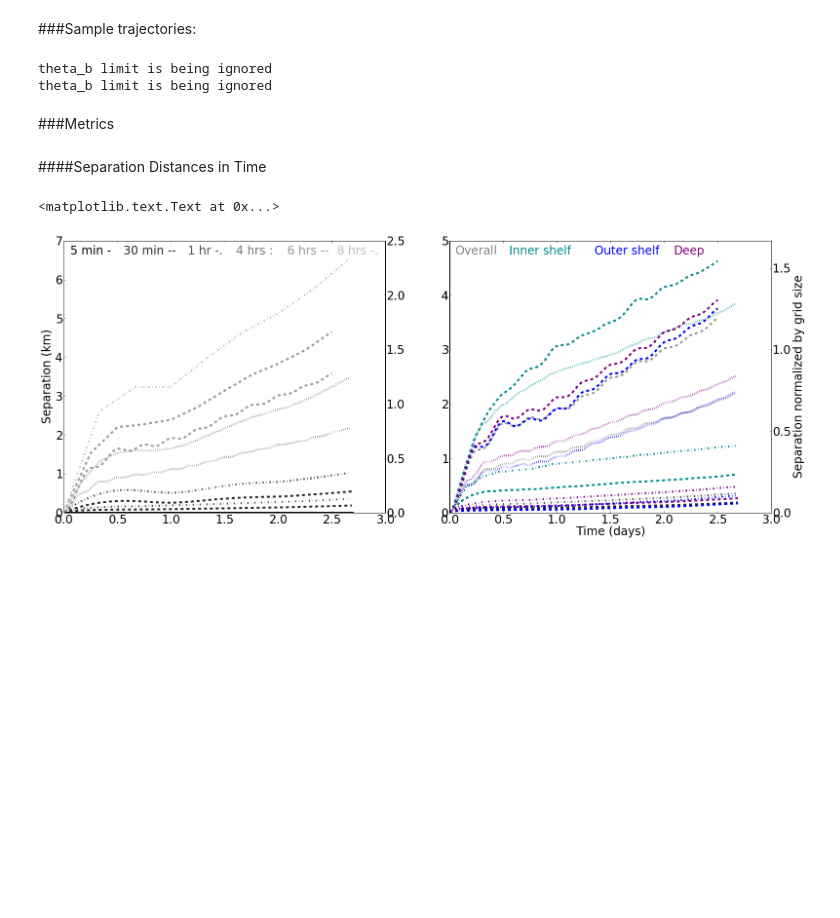
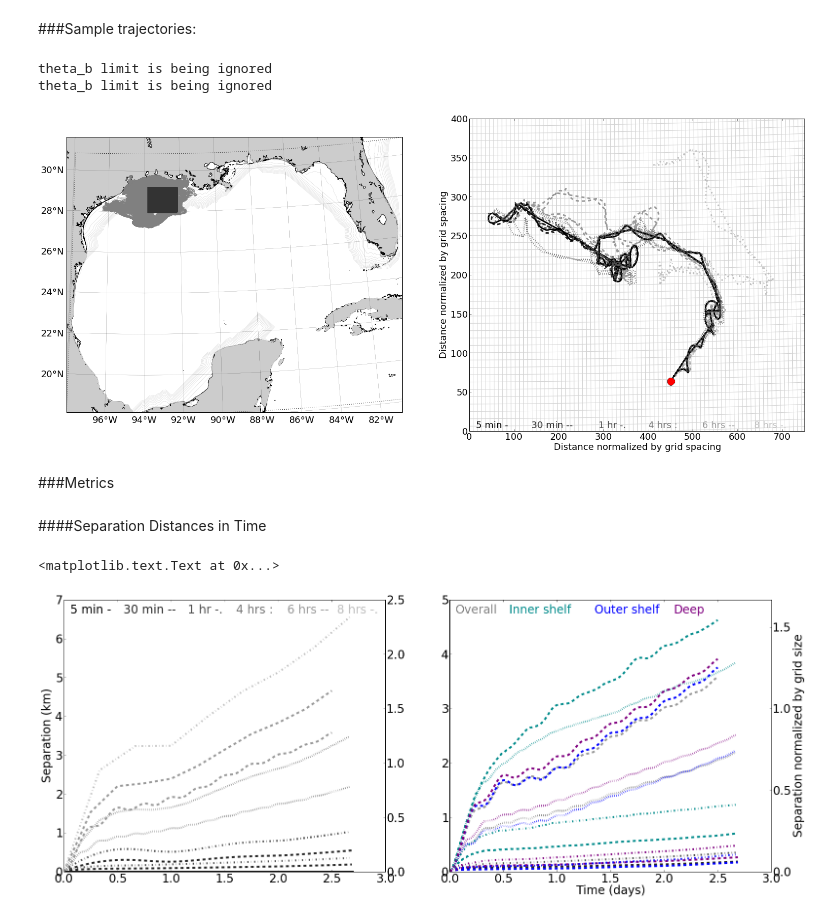
Before and after one commit to kthyng/time_res, a Jupyter notebook: time_res.ipynb, the cells around one changed output. Saved outputs shown, nothing was run; the diff lists cells and outputs as text; code cells hidden in the pictures; blank space fills up the shorter version.

```diff
--- a/time_res.ipynb
+++ b/time_res.ipynb
@@ -16,6 +20,7 @@ matplotlib.rcParams.update({'font.size': 18})
 # Colors and markers for plotting
 col5 = '0.0'; col30 = '0.15'; col1 = '0.3'; col4 = '0.45'; col6 = '0.6'; col8 = '0.75';
 m5 = '-'; m30 = '--'; m1 = '-.'; m4 = ':'; m6 = '--'; m8 = '-.';
+loc = ['ocean_his_0001.nc', 'ocean_his_2010-07-01_00.nc']
 # %% [markdown]
 #Time resolution for model output
 
@@ -41,39 +48,57 @@ theta_b limit is being ignored
 # %%
 Files = glob.glob('/Volumes/Emmons/time_res/*.nc')
 Files.sort()
 
-fig = figure(figsize=(24,11))
+fig = figure(figsize=(26,11))
 # Plot overview on left and zoom in on right
-# ax1 = fig.add_subplot(1,2,1)
-# tracpy.plotting.background(grid=grid, pars=np.arange(18, 35, 2), mers=np.arange(-100, -80, 2))
-# d = netCDF.Dataset(Files[0])
-# xp, yp = grid['basemap'](d.variables['lonp'][:], d.variables['latp'][:])
-# d.close()
-# plot(xp.T, yp.T, '-', color='grey', linewidth=0.5)
-# plot(xp[:,0].T, yp[:,0].T, '.', color='.2')
+ax1 = fig.add_subplot(1,2,1)
+tracpy.plotting.background(grid=grid, pars=np.arange(18, 35, 2), mers=np.arange(-100, -80, 2))
+d = netCDF.Dataset(Files[0])
+xp, yp = grid['basemap'](d.variables['lonp'][:], d.variables['latp'][:])
+d.close()
+plot(xp.T, yp.T, '-', color='grey', linewidth=0.5)
+plot(xp[:,0].T, yp[:,0].T, '.', color='.2')
 
 ax2 = fig.add_subplot(1,2,2)
-ix = 200
+ix = 200; dx = 300.; xint = 1500; yint = 3600;
+plot(grid['xr']/dx - xint, grid['yr']/dx - yint, 'lightgrey', grid['xr'].T/dx - xint, grid['yr'].T/dx - yint, 'lightgrey')
 for File in Files:
     d = netCDF.Dataset(File)
-    xp, yp = grid['basemap'](d.variables['lonp'][:], d.variables['latp'][:])
+    xp, yp = grid['basemap'](d.variables['lonp'][ix,:], d.variables['latp'][ix,:])
+    tp = d.variables['tp'][:]
+    dt = (tp[1]-tp[0])/(3600.*24) # dt in days
+    tind = 1./dt # finding index multiplier for 1 day for this run
+    xp = xp/dx; yp = yp/dx; # Normalize by grid size
     tseas = float(File.split('tseas_use')[1].split('_')[0])
     if tseas == 300: col=col5; m=m5;
     if tseas == 1800: col=col30; m=m30;
     if tseas == 3600: col=col1; m=m1;
     if tseas == 14400: col=col4; m=m4;
     if tseas == 21600: col=col6; m=m6;
     if tseas == 28800: col=col8; m=m8;
-    plot(xp[ix,:].T, yp[ix,:].T, '.', color=col, linestyle=m)
+    # Plot lines
+    plot(xp - xint, yp - yint, color=col, linestyle=m, linewidth=3)
+    # Place dot every day
+#     plot(xp[::tind] - xint, yp[::tind] - yint, color=col, linestyle=m, linewidth=3, markersize=10)
     d.close()
+
+ax2.set_xlabel('Distance normalized by grid spacing')
+ax2.set_ylabel('Distance normalized by grid spacing')
+# Plot starting point
+plot(xp[0] - xint, yp[0] - yint, 'or', markersize=15)
+xlim(0, 750); ylim(0, 400);
+# xlim(1500,2250); ylim(3600, 4000)
+# axes([1500, 2500, 3400, 4400])
 # legend
-text(0.02, 0.01, '5 min ' + m5, color=col5, transform = ax.transAxes)
-text(0.185, 0.01, '30 min ' + m30, color=col30, transform = ax.transAxes)
-text(0.385, 0.01, '1 hr ' + m1, color=col1, transform = ax.transAxes)
-text(0.535, 0.01, '4 hrs ' + m4, color=col4, transform = ax.transAxes)
-text(0.695, 0.01, '6 hrs ' + m6, color=col6, transform = ax.transAxes)
-text(0.85, 0.01, '8 hrs ' + m8, color=col8, transform = ax.transAxes)
+text(0.02, 0.01, '5 min ' + m5, color=col5, transform = ax2.transAxes)
+text(0.185, 0.01, '30 min ' + m30, color=col30, transform = ax2.transAxes)
+text(0.385, 0.01, '1 hr ' + m1, color=col1, transform = ax2.transAxes)
+text(0.535, 0.01, '4 hrs ' + m4, color=col4, transform = ax2.transAxes)
+text(0.695, 0.01, '6 hrs ' + m6, color=col6, transform = ax2.transAxes)
+text(0.85, 0.01, '8 hrs ' + m8, color=col8, transform = ax2.transAxes)
 savefig('figures/trajectories.png', bbox_inches='tight')
+# %% [output]
+[figure, added]
 # %% [markdown]
 ###Metrics
 # %% [markdown]
```
Also changed, not shown: parts of 5 cells of this notebook.
